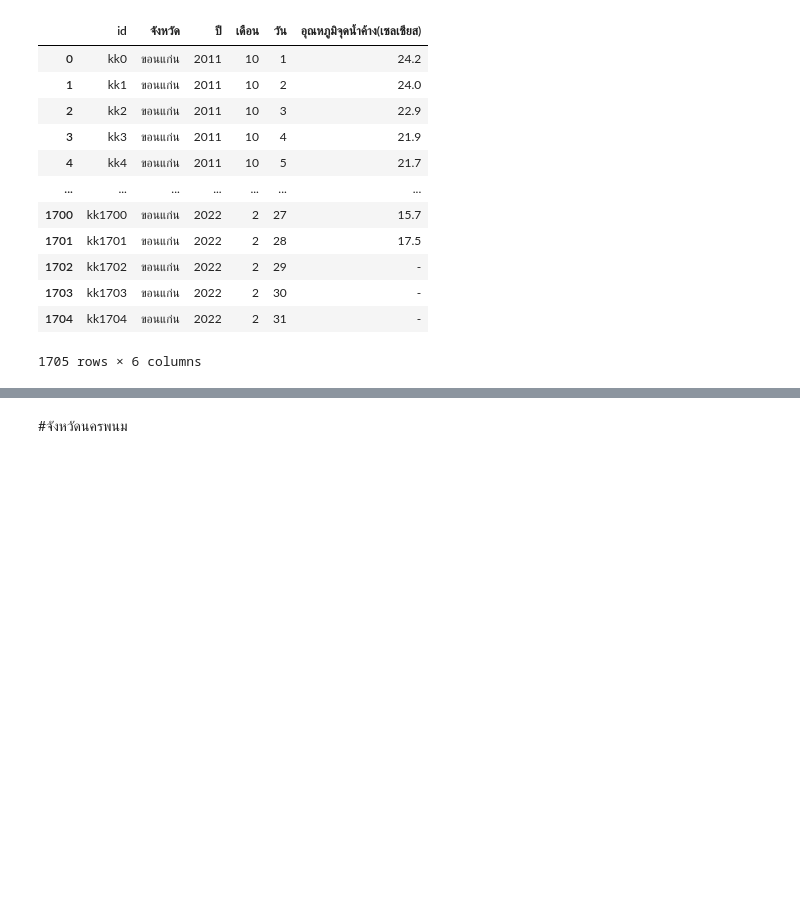
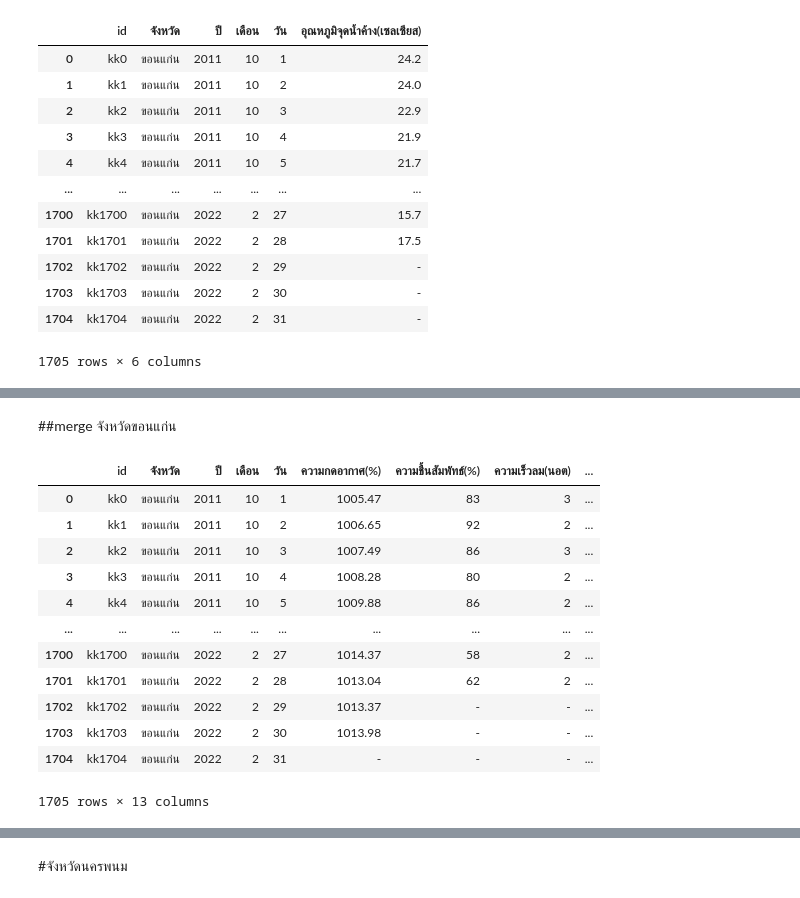
Before and after one commit to KorrawanOu/BSC_DPDM23, a Jupyter notebook: midterm_bscdpdm23.ipynb, the cells around one changed output, grey strips where cells are left out. Saved outputs shown, nothing was run; the diff lists cells and outputs as text; code cells hidden in the pictures; blank space fills up the shorter version.

```diff
--- a/midterm_bscdpdm23.ipynb
+++ b/midterm_bscdpdm23.ipynb
@@ -523,3 +523,30 @@ See the caveats in the documentation: https://pandas.pydata.org/pandas-docs/stab
 | 1703 | kk1703 | ขอนแก่น | 2022 | 2 | 30 | - |
 | 1704 | kk1704 | ขอนแก่น | 2022 | 2 | 31 | - |
 1705 rows × 6 columns
+# %% [markdown]
+##merge จังหวัดขอนแก่น
+# %%
+merged_KK = pd.merge(pd.merge(pd.merge(pd.merge(pd.merge(pd.merge(
+            pd.merge(PS_KK_4[['id','จังหวัด','ปี','เดือน','วัน','ความกดอากาศ(%)']],
+            RH_KK_4[['id','ความชื้นสัมพัทธ์(%)']], on='id'),
+            WS_KK_4[['id','ความเร็วลม(นอต)']], on='id'),
+            CD_KK_4[['id','จำนวนเมฆ(10ส่วน)']], on='id'),
+            R_KK_4[['id','ปริมาณน้ำฝน(มิลลิเมตร)']], on='id'),
+            DPT_KK_4[['id','อุณหภูมิจุดน้ำค้าง(เซลเซียส)']], on='id'),
+            BT_KK_4[['id','อุณหภูมิจุดตุ้มแห้ง(เซลเซียส)']], on='id'),
+            LW_KK_4[['id','อุณหภูมิจุดต่ำสุด(เซลเซียส)']], on='id')
+merged_KK
+# %% [output]
+|  | id | จังหวัด | ปี | เดือน | วัน | ความกดอากาศ(%) | ความชื้นสัมพัทธ์(%) | ความเร็วลม(นอต) | ... |
+| 0 | kk0 | ขอนแก่น | 2011 | 10 | 1 | 1005.47 | 83 | 3 | ... |
+| 1 | kk1 | ขอนแก่น | 2011 | 10 | 2 | 1006.65 | 92 | 2 | ... |
+| 2 | kk2 | ขอนแก่น | 2011 | 10 | 3 | 1007.49 | 86 | 3 | ... |
+| 3 | kk3 | ขอนแก่น | 2011 | 10 | 4 | 1008.28 | 80 | 2 | ... |
+| 4 | kk4 | ขอนแก่น | 2011 | 10 | 5 | 1009.88 | 86 | 2 | ... |
+| ... | ... | ... | ... | ... | ... | ... | ... | ... | ... |
+| 1700 | kk1700 | ขอนแก่น | 2022 | 2 | 27 | 1014.37 | 58 | 2 | ... |
+| 1701 | kk1701 | ขอนแก่น | 2022 | 2 | 28 | 1013.04 | 62 | 2 | ... |
+| 1702 | kk1702 | ขอนแก่น | 2022 | 2 | 29 | 1013.37 | - | - | ... |
+| 1703 | kk1703 | ขอนแก่น | 2022 | 2 | 30 | 1013.98 | - | - | ... |
+| 1704 | kk1704 | ขอนแก่น | 2022 | 2 | 31 | - | - | - | ... |
+1705 rows × 13 columns
```
Also changed, not shown: parts of 97 cells of this notebook.
